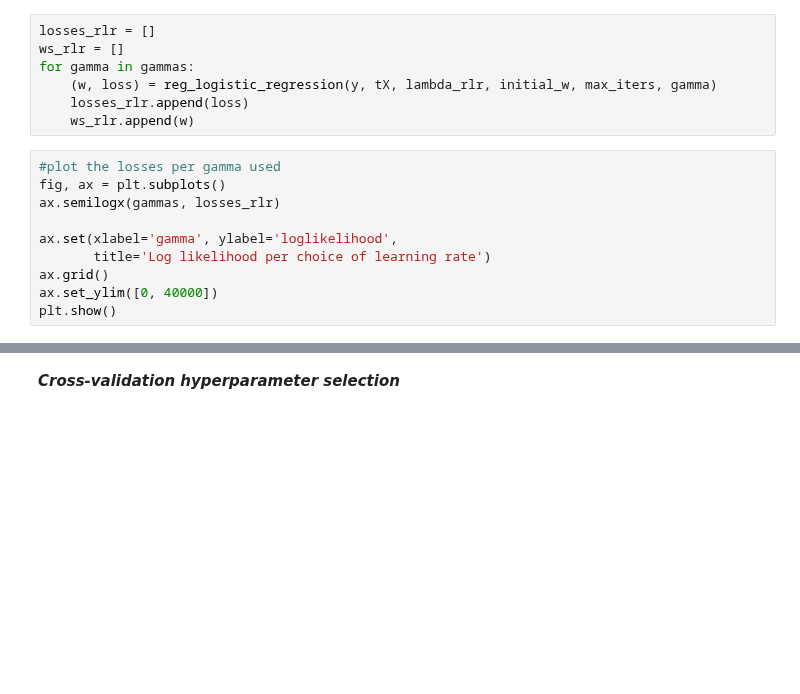
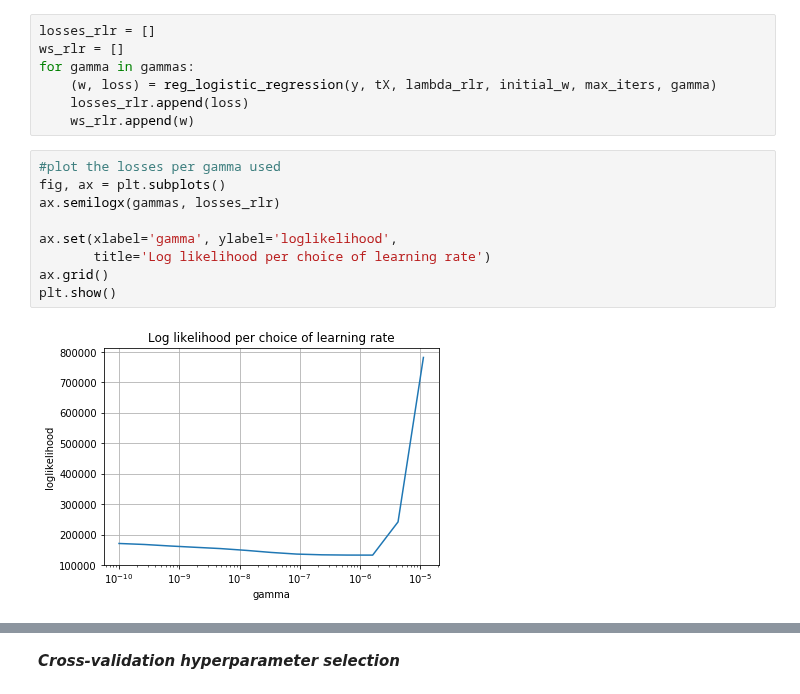
Before and after one commit to cschneuw/Machine-learning-Project-2019, a Jupyter notebook: scripts/project1.ipynb, the cells around one changed output, grey strips where cells are left out. Cells and saved outputs as stored; diff of their text form; blank space fills up the shorter version.

```diff
--- a/scripts/project1.ipynb
+++ b/scripts/project1.ipynb
@@ -327,13 +348,14 @@ for gamma in gammas:
 # %%
 #plot the losses per gamma used
 fig, ax = plt.subplots()
 ax.semilogx(gammas, losses_rlr)
 
 ax.set(xlabel='gamma', ylabel='loglikelihood',
        title='Log likelihood per choice of learning rate')
 ax.grid()
-ax.set_ylim([0, 40000])
 plt.show()
+# %% [output]
+[figure, added]
 # %%
 idx = np.nanargmin(losses_rlr)
 
```
Also changed, not shown: parts of 21 cells of this notebook.
